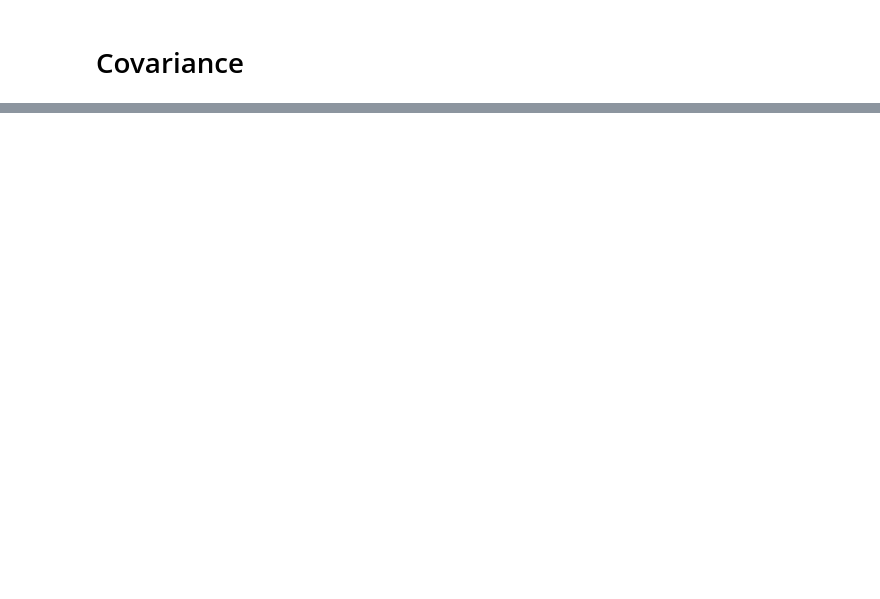
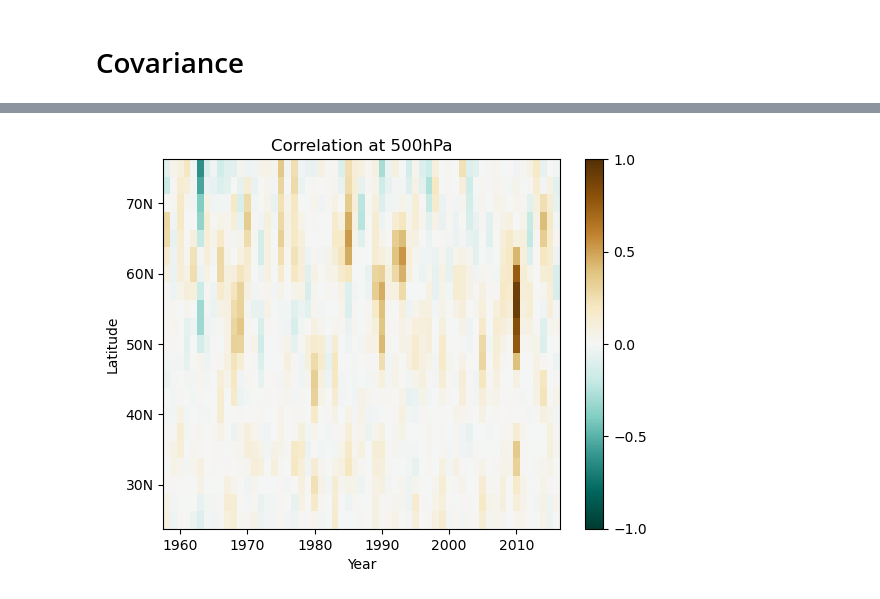
Before and after one commit to Caturrell/eddy_feedback, a Jupyter notebook: reproduce/saffin_2024/saffin.ipynb, the cells around one changed output, grey strips where cells are left out. Cells and saved outputs as stored; diff of their text form; code cells hidden in the pictures; blank space fills up the shorter version.

```diff
--- a/reproduce/saffin_2024/saffin.ipynb
+++ b/reproduce/saffin_2024/saffin.ipynb
@@ -163,0 +194,12 @@ prod.plot()
+# %%
+fig, ax = plt.subplots()
+corr.plot(ax=ax, cmap='BrBG_r', vmin=-1., vmax=1.,
+          cbar_kwargs={'ticks':[-1,-0.5,0,0.5,1]})
+ax.set_title('Correlation at 500hPa')
+ax.set_yticks(np.arange(30,80, 10))
+ax.set_yticklabels(['30N', '40N', '50N', '60N', '70N'])
+ax.set_ylabel('Latitude')
+ax.set_xlabel('Year')
+plt.show()
+# %% [output]
+[figure, added]
```
Also changed, not shown: parts of 9 cells of this notebook, 1 other file.
